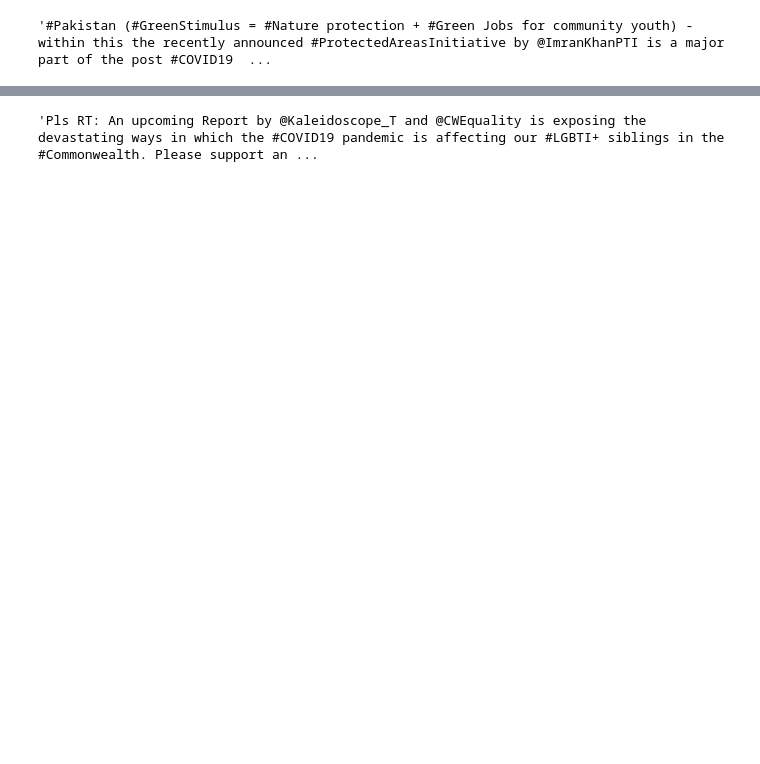
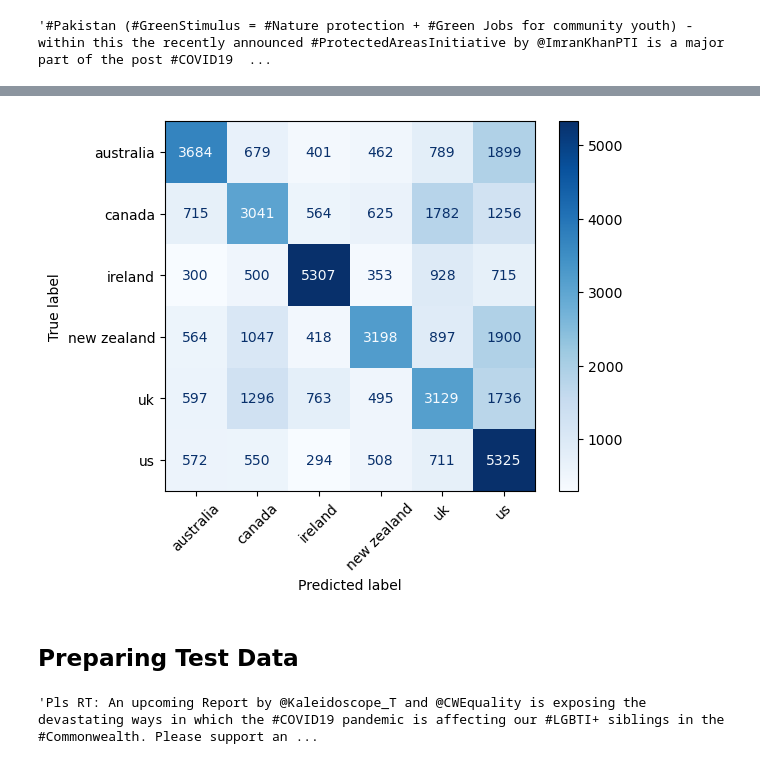
Before and after one commit to mnovovil/CountryClassificationOfCovidTweetsNLP, a Jupyter notebook: code.ipynb, the cells around one changed output, grey strips where cells are left out. Cells and saved outputs as stored; diff of their text form; code cells hidden in the pictures; blank space fills up the shorter version.

```diff
--- a/code.ipynb
+++ b/code.ipynb
@@ -477,0 +1053,3 @@ test_df['final_text'] = test_df['cleaned_text'] + test_df['url_info']
+# %%
+y_pred = y_pred_cnn + y_pred_nb
+res = np.argmax(y_pred, axis=1)
@@ -477,0 +1060,11 @@ test_df['final_text'] = test_df['cleaned_text'] + test_df['url_info']
+# %%
+labels=['australia', 'canada', 'ireland', 'new zealand', 'uk', 'us']
+cm = confusion_matrix(training_df['Country_Cat'][y_test.index].to_numpy(), res, labels = [0,1,2,3,4,5])
+
+disp = ConfusionMatrixDisplay(confusion_matrix=cm, display_labels=labels)
+disp.plot(xticks_rotation = 45, cmap=plt.cm.Blues)
+plt.show()
+# %% [output]
+[figure, added]
+# %% [markdown]
+## Preparing Test Data
```
Also changed, not shown: parts of 123 cells of this notebook.
